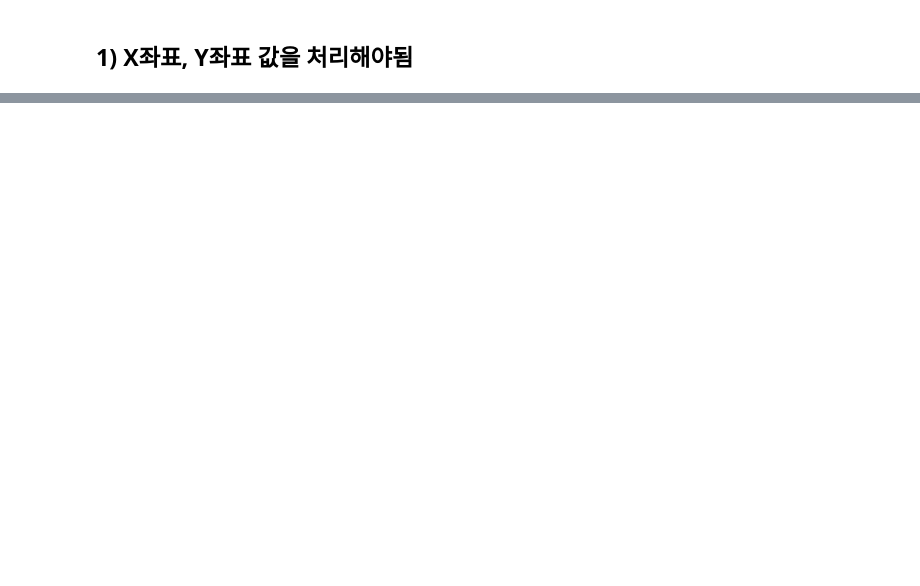
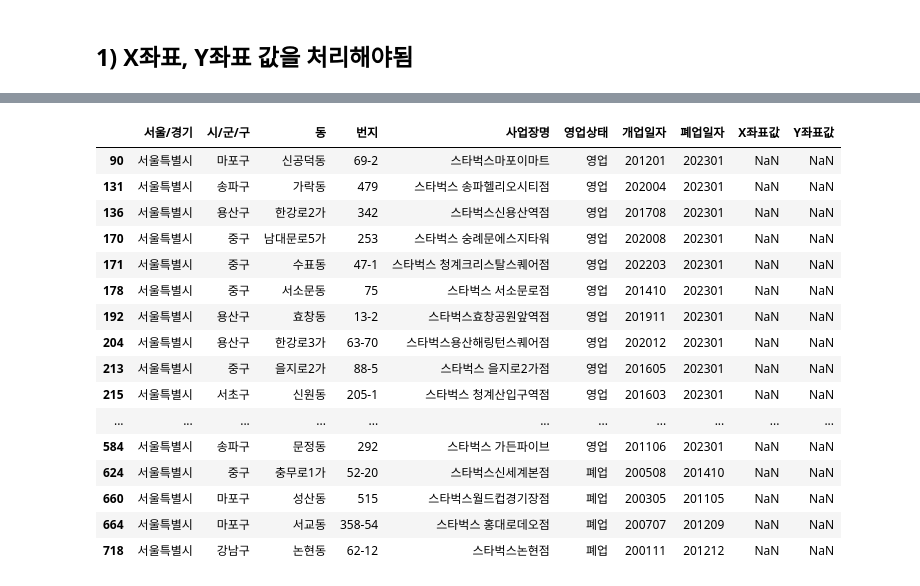
Before and after one commit to Midnight-ML/EDA, a Jupyter notebook: Data/infra_data/스타벅스/startbucks.ipynb, the cells around one changed output, grey strips where cells are left out. Saved outputs shown, nothing was run; the diff lists cells and outputs as text; code cells hidden in the pictures; blank space fills up the shorter version.

```diff
--- a/Data/infra_data/스타벅스/startbucks.ipynb
+++ b/Data/infra_data/스타벅스/startbucks.ipynb
@@ -122,0 +229,20 @@ gg_sb_df.to_csv('./gg_sb_처리중.csv', index=False)
+# %%
+seoul_1.loc[seoul_1['X좌표값'].isnull()]
+# %% [output]
+|  | 서울/경기 | 시/군/구 | 동 | 번지 | 사업장명 | 영업상태 | 개업일자 | 폐업일자 | X좌표값 | Y좌표값 |
+| 90 | 서울특별시 | 마포구 | 신공덕동 | 69-2 | 스타벅스마포이마트 | 영업 | 201201 | 202301 | NaN | NaN |
+| 131 | 서울특별시 | 송파구 | 가락동 | 479 | 스타벅스 송파헬리오시티점 | 영업 | 202004 | 202301 | NaN | NaN |
+| 136 | 서울특별시 | 용산구 | 한강로2가 | 342 | 스타벅스신용산역점 | 영업 | 201708 | 202301 | NaN | NaN |
+| 170 | 서울특별시 | 중구 | 남대문로5가 | 253 | 스타벅스 숭례문에스지타워 | 영업 | 202008 | 202301 | NaN | NaN |
+| 171 | 서울특별시 | 중구 | 수표동 | 47-1 | 스타벅스 청계크리스탈스퀘어점 | 영업 | 202203 | 202301 | NaN | NaN |
+| 178 | 서울특별시 | 중구 | 서소문동 | 75 | 스타벅스 서소문로점 | 영업 | 201410 | 202301 | NaN | NaN |
+| 192 | 서울특별시 | 용산구 | 효창동 | 13-2 | 스타벅스효창공원앞역점 | 영업 | 201911 | 202301 | NaN | NaN |
+| 204 | 서울특별시 | 용산구 | 한강로3가 | 63-70 | 스타벅스용산해링턴스퀘어점 | 영업 | 202012 | 202301 | NaN | NaN |
+| 213 | 서울특별시 | 중구 | 을지로2가 | 88-5 | 스타벅스 을지로2가점 | 영업 | 201605 | 202301 | NaN | NaN |
+| 215 | 서울특별시 | 서초구 | 신원동 | 205-1 | 스타벅스 청계산입구역점 | 영업 | 201603 | 202301 | NaN | NaN |
+| ... | ... | ... | ... | ... | ... | ... | ... | ... | ... | ... |
+| 584 | 서울특별시 | 송파구 | 문정동 | 292 | 스타벅스 가든파이브 | 영업 | 201106 | 202301 | NaN | NaN |
+| 624 | 서울특별시 | 중구 | 충무로1가 | 52-20 | 스타벅스신세계본점 | 폐업 | 200508 | 201410 | NaN | NaN |
+| 660 | 서울특별시 | 마포구 | 성산동 | 515 | 스타벅스월드컵경기장점 | 폐업 | 200305 | 201105 | NaN | NaN |
+| 664 | 서울특별시 | 마포구 | 서교동 | 358-54 | 스타벅스 홍대로데오점 | 폐업 | 200707 | 201209 | NaN | NaN |
+| 718 | 서울특별시 | 강남구 | 논현동 | 62-12 | 스타벅스논현점 | 폐업 | 200111 | 201212 | NaN | NaN |
```
Also changed, not shown: parts of 39 cells of this notebook, 8 other files.
